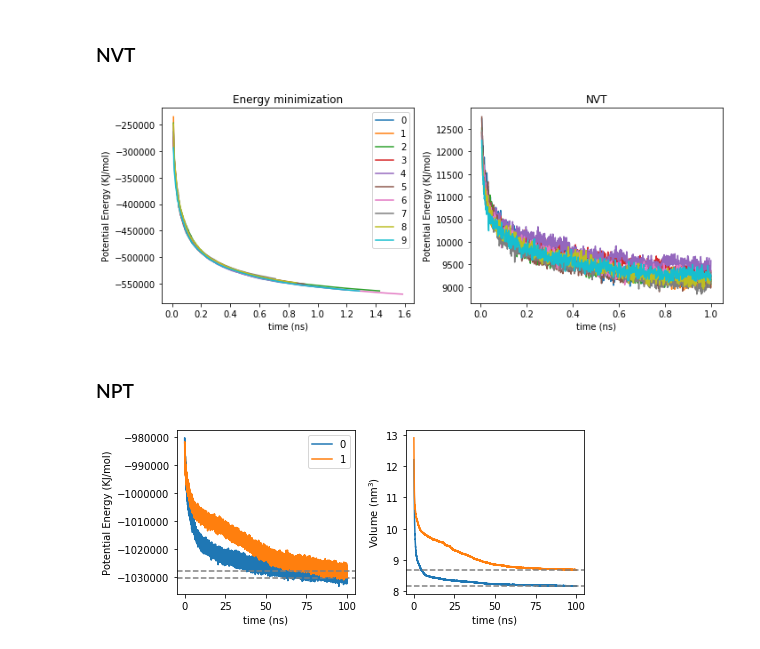
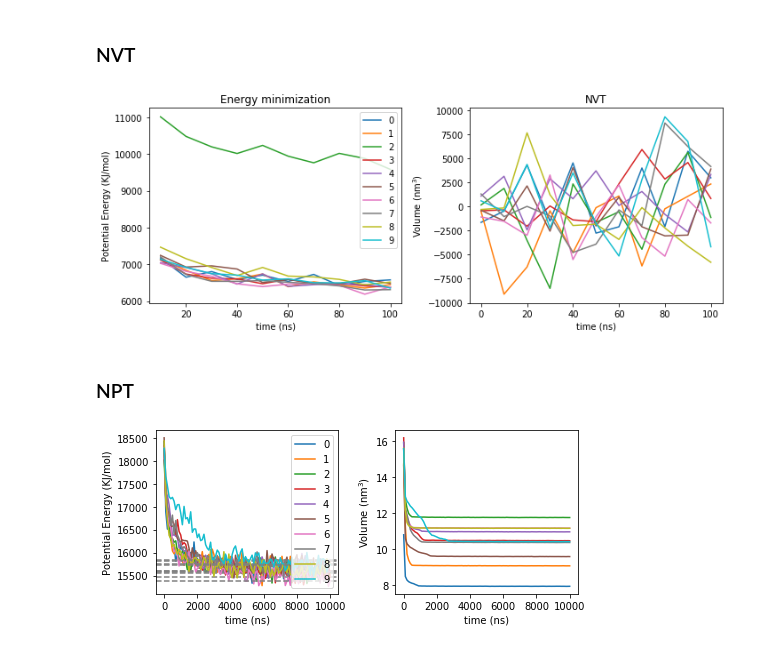
Before and after one commit to fperakis/md-tools-lyso, a Jupyter notebook: analysis/analysis.ipynb, the cells around one changed output. Cells and saved outputs as stored; diff of their text form; code cells hidden in the pictures.

```diff
--- a/analysis/analysis.ipynb
+++ b/analysis/analysis.ipynb
@@ -13,7 +13,7 @@ def load_xvg_file(filename):
                 y.append(cols[1])
     return np.array(x[1:],dtype=float),np.array(y[1:],dtype=float) #skip the first value (header)
 # %%
-dt= 0.001 # output every 1ps
+dt= 0.1 # output every 1ps
 path = '../data/'
 # %% [markdown]
 ### NVT
@@ -22,9 +22,9 @@ plt.figure(figsize=[10,4])
 
 plt.subplot(1,2,1)
 for r in range(10):
-    filename = "R%d/em_potential.xvg"%r
+    filename = "R%d/nvt_potential.xvg"%r
     x,y = load_xvg_file(path+filename)
-    plt.plot(x[10:]*dt,y[10:],lw=1.5,label=r)
+    plt.plot(x[1:]*dt,y[1:],lw=1.5,label=r)
 plt.ylabel('Potential Energy (KJ/mol)')
 plt.xlabel('time (ns)')
 plt.legend()
@@ -33,11 +33,11 @@ plt.title('Energy minimization')
 
 plt.subplot(1,2,2)
 for r in range(10):
-    filename = "R%d/nvt_potential.xvg"%r
+    filename = "R%d/nvt_volume.xvg"%r
     x,y = load_xvg_file(path+filename)
-    plt.plot(x[5:]*dt,y[5:],lw=1.5,label=r)
+    plt.plot(x[:]*dt,y[:],lw=1.5,label=r)
     #plt.axhline(y=y[-1],ls='--',color='grey')
-plt.ylabel('Potential Energy (KJ/mol)')
+plt.ylabel(r'Volume (nm$^3$)')
 plt.xlabel('time (ns)')
 #plt.ylim(590,610)
 #plt.xlim(18,20)
@@ -48,36 +48,36 @@ plt.tight_layout()
 plt.savefig('/Users/fivos/Desktop/fig.png',dpi=300)
 plt.show()
 # %% [output]
-[figure, old version]
+[figure, new version]
 # %% [markdown]
 ### NPT
 # %%
 plt.figure(figsize=[7,3])
 
 plt.subplot(1,2,1)
-for r in [0,1]:
+for r in range(10):
     filename = "R%d/npt_potential.xvg"%r
     x,y = load_xvg_file(path+filename)
-    plt.plot(x[10:]*dt,y[10:],lw=1.5,label=r)
+    plt.plot(x[:]*dt,y[:],lw=1.5,label=r)
     plt.axhline(y=y[-1],ls='--',color='gray')
 plt.ylabel('Potential Energy (KJ/mol)')
 plt.xlabel('time (ns)')
 plt.legend()
 
 
 plt.subplot(1,2,2)
-for r in [0,1]:
+for r in range(10):
     filename = "R%d/npt_volume.xvg"%r
     x,y = load_xvg_file(path+filename)
-    plt.plot(x[10:]*dt,y[10:],lw=1.5,label=r)
-    plt.axhline(y=y[-1],ls='--',color='gray')
+    plt.plot(x*dt,y,lw=1.5,label=r)
+    #plt.axhline(y=y[-1],ls='--',color='gray')
 plt.ylabel(r'Volume (nm$^3$)')
 plt.xlabel('time (ns)')
 #plt.ylim(8.155,8.175)
 #plt.xlim(98,100)
 
 plt.tight_layout()
 plt.savefig('/Users/fivos/Desktop/fig.png',dpi=300)
 plt.show()
 # %% [output]
-[figure, old version]
+[figure, new version]
```
Also changed, not shown: parts of 7 cells of this notebook.
